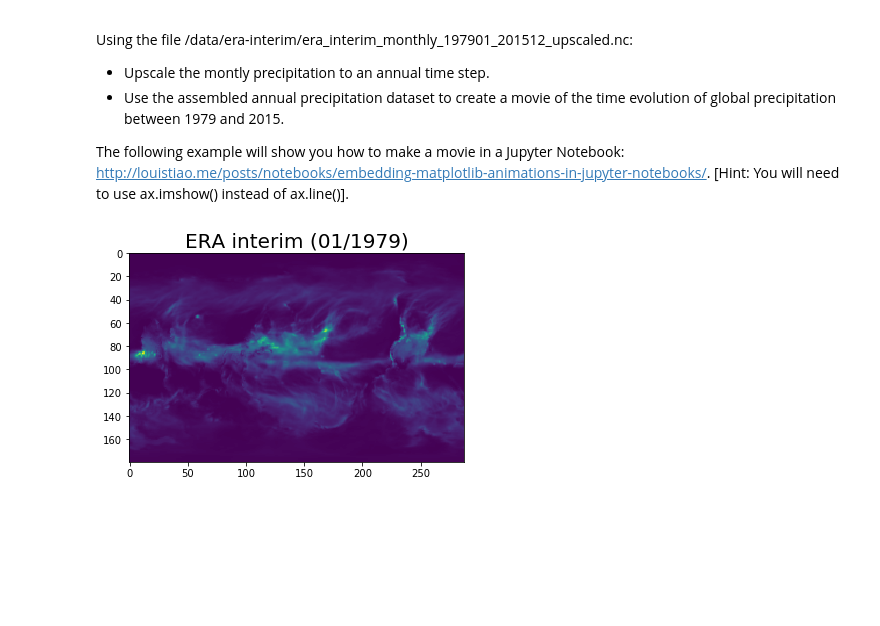
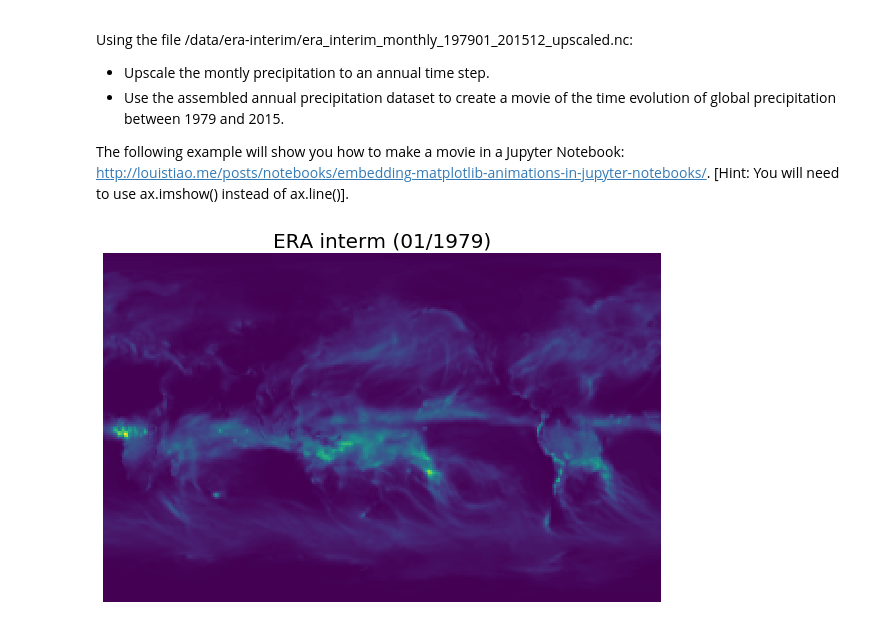
Before and after one commit to LG0123/ESDA_LG0123, a Jupyter notebook: HW1.ipynb, the cells around one changed output. Drawn from its saved outputs; the diff is of its cells as text; code cells hidden in the pictures; blank space fills up the shorter version.

```diff
--- a/HW1.ipynb
+++ b/HW1.ipynb
@@ -591,6 +591,7 @@ import netCDF4 as nc
 import os
 os.chdir('/data/NED')
 #print(os.getcwd())
-files = glob.glob('*.tif')
-print(files)
+ned = glob.glob('*.tif')
+ned_list = np.array(ned)
+print(ned_list)
 # %% [output]
@@ -604,15 +607,16 @@ number of files in the computed list : 2590
 # %% [markdown]
 **5.4** Subset the previously computed list to extract only files that fall within the bounding box of minlat = 30.0, maxlat = 35.0, minlon = -85.0, and maxlon = -80.0. Print the resulting list and the number of elements in the list.
 # %%
-newlist = np.empty([])
-
-for i in range(len(files)):
-    file_1=files[i].split('_')[1].split('lat')
+for i in range(len(ned_list)):
+    file_1=ned_list[i].split('_')[1].split('lat')
     lat1 = int(file_1[1])//100
     lat2 = int(file_1[1])%100
-    file_2 = files[i].split('.tif')[0].split('-')
+    file_2 = ned_list[i].split('.tif')[0].split('-')
     lon1 = int(file_2[1])
     lon2 = int(file_2[2])
+
+    mask = (lat1>29) & (lat2<36) & (lon1<86) & (lon2>79)
+    location=np.where(mask)
 # %% [markdown]
 ## 6. ArcAscii to NetCDF4 (20 points)
 # %% [markdown]
@@ -715,39 +790,46 @@ The following example will show you how to make a movie in a Jupyter Notebook: h
 # %%
 %matplotlib inline
 import numpy as np
 import netCDF4 as nc
 import os
 import matplotlib.pyplot as plt
 from matplotlib import animation
 from IPython.display import HTML
 
 file = '/data/era-interim/era_interim_monthly_197901_201512_upscaled.nc'
 os.system('rm -f %s' % file)
 fp=nc.Dataset(file,'r')
 
-data = fp.variables['precip'][:,:,:]
+precip = fp.variables['precip'][:]
 lats = fp.variables['lat'][:]
 lons = fp.variables['lon'][:]
 times = fp.variables['time']
 
 dates = nc.num2date(times[:],units = times.units , calendar = times.calendar)
 
 dates = dates [::12]
+precip_upscaled = np.zeros((len(dates), len(lats),len(lons)))
+for i in range(len(precip)):
+    precip_upscaled[i//12] += precip[i]
+precip_upscaled /= 12
 
-fig, ax = plt.subplots()
-ax.pcolormesh(fp['precip'][0,:,:])
+fig, ax = plt.subplots(1,1,figsize=(10,7))
+ax.set_axis_off()
 im=ax.imshow(np.zeros((len(lats),len(lons))))
 
+
+
 def animate(i):
-    im=ax.imshow(np.flipud(data[i,:,:]))
-    plt.title('ERA interim (%02d/%04d)' % (dates[i].month,dates[i].year),fontsize=20)
+    im=ax.imshow(np.flipud(precip[i,:,:]))
+    ax.set_title('ERA interm (%02d/%04d)' % (dates[i].month,dates[i].year),fontsize=20)
     return [im]
 
-anim = animation.FuncAnimation(fig,animate,frames=len(dates),interval=100,blit=True)
+
+anim = animation.FuncAnimation(fig,animate,frames=len(dates),interval=1000,blit=True)
 
 fp.close()
 # %% [output]
-[figure, old version]
+[figure, new version]
 # %%
 HTML(anim.to_html5_video())
 # %% [output]
```
Also changed, not shown: parts of 6 cells of this notebook.
